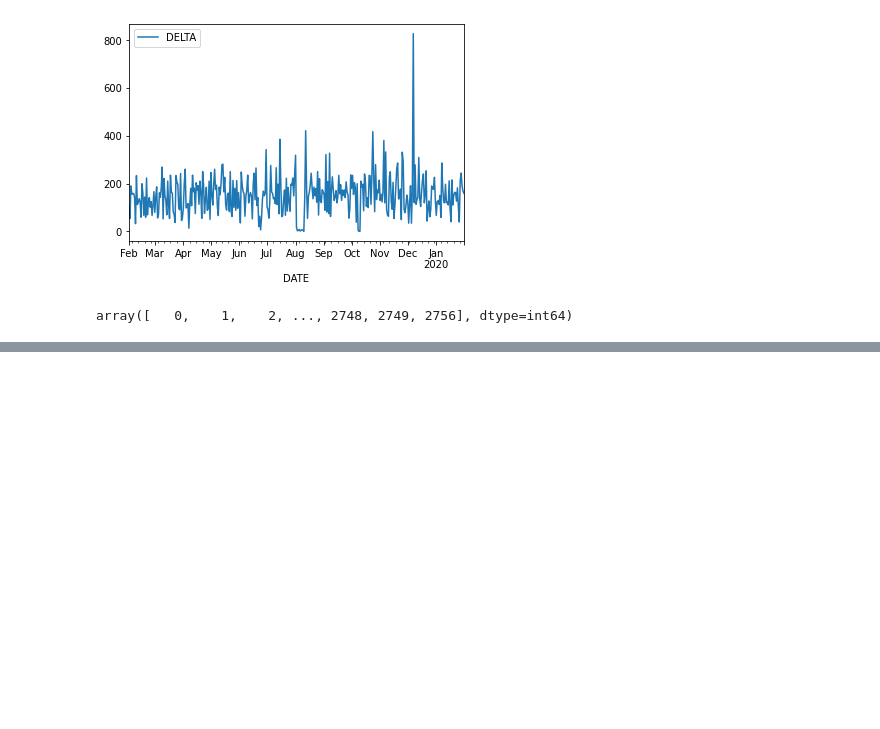
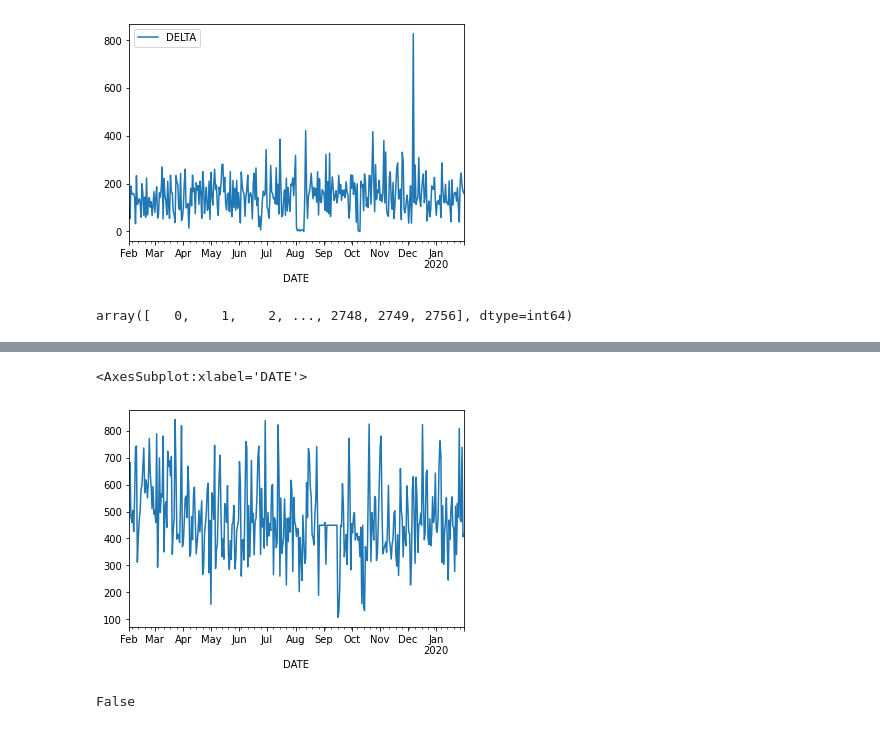
Before and after one commit to sgavela/water_footprint, a Jupyter notebook: exploration/imputacion_outliers.ipynb, the cells around one changed output, grey strips where cells are left out. Drawn from its saved outputs; the diff is of its cells as text; code cells hidden in the pictures; blank space fills up the shorter version.

```diff
--- a/exploration/imputacion_outliers.ipynb
+++ b/exploration/imputacion_outliers.ipynb
@@ -72,6 +71,7 @@ contadores
 array([   0,    1,    2, ..., 2748, 2749, 2756], dtype=int64)
 # %%
 def corrector_de_outliers(dataframe, contadores):
+    #Puesta a punto del df6.pkl o cualquier version posterior que tenga su formato
     #Dropeo de variables que no sirven
     dataset_a_estudiar = dataframe.drop(['YEAR_DAY',
                             'MEAN_CONSUMPTION',
@@ -92,7 +92,10 @@ def corrector_de_outliers(dataframe, contadores):
     dataset_a_estudiar.set_index('DATE', inplace = True)
 
     #Preparación del dataset de respuesta
-    dataset_respuesta = dataset_a_estudiar.drop(['ID',
+    #Con esta linea nos quedamos con 365 filas
+    dataset_respuesta = dataset_a_estudiar[dataset_a_estudiar['ID'] == 0]
+    #Con esta linea nos quedamos con solo el index fechas
+    dataset_respuesta = dataset_respuesta.drop(['ID',
                             'DELTA'], axis = 1)
 
     for contador in contadores:
@@ -109,6 +112,7 @@ def corrector_de_outliers(dataframe, contadores):
         contador_a_estudiar = contador_a_estudiar.drop(['ID'], axis=1)
 
         #Iteración sobre filas en DF
+        #Si se sale de los bigotes del boxplot se imputa a la media
         contador_a_estudiar['DELTA'].mask(contador_a_estudiar['DELTA'] > Q3 + 1.5 * IQR, contador_a_estudiar['DELTA'].mean(), inplace=True)
         contador_a_estudiar['DELTA'].mask(contador_a_estudiar['DELTA'] < Q1 - 1.5 * IQR, contador_a_estudiar['DELTA'].mean(), inplace=True)
 
@@ -159,0 +122,3 @@ KeyboardInterrupt:
+# %%
+%%capture
+dataset_sin_outliers = corrector_de_outliers(data, contadores)
@@ -159,0 +142,5 @@ KeyboardInterrupt:
+# %%
+dataset_sin_outliers['DELTA_100'].plot()
+# %% [output]
+<AxesSubplot:xlabel='DATE'>
+[figure, added]
@@ -159,0 +149,4 @@ KeyboardInterrupt:
+# %%
+dataset_sin_outliers.isnull().values.any()
+# %% [output]
+False
```
Also changed, not shown: parts of 9 cells of this notebook, 2 other files.
